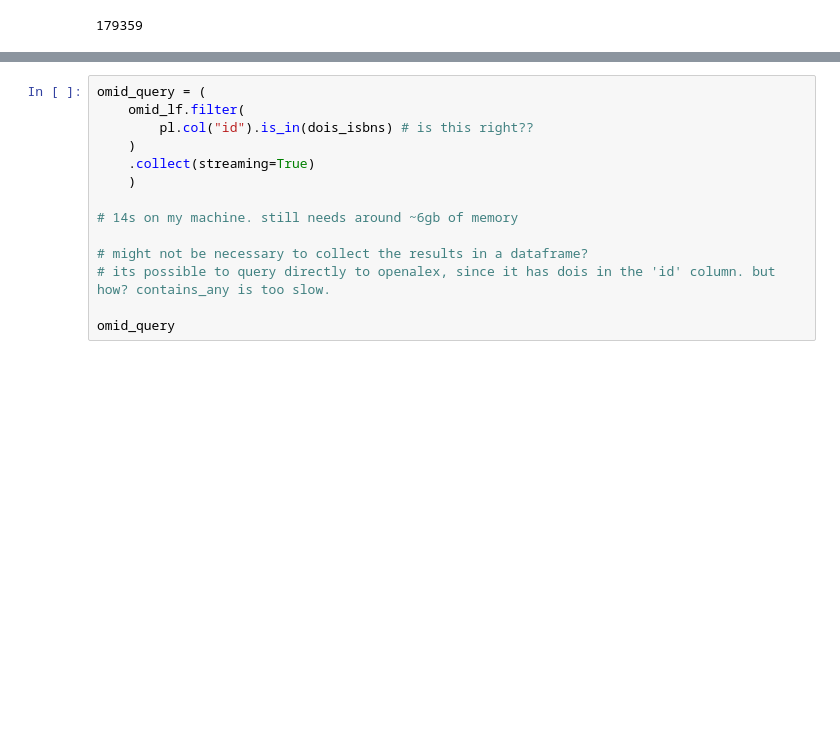
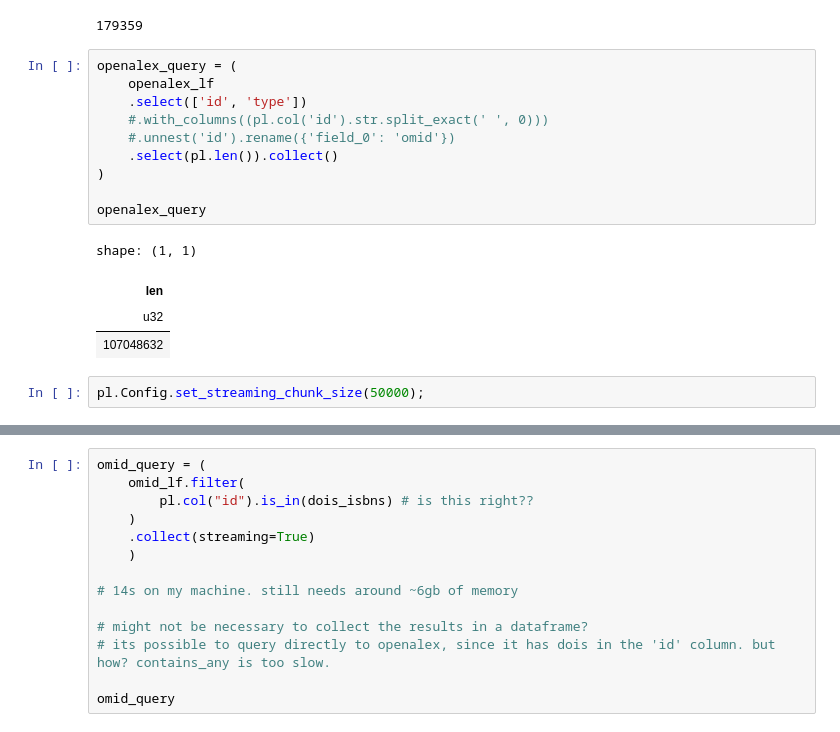
Before and after one commit to open-sci/2023-2024-atreides-code, a Jupyter notebook: leo.ipynb, the cells around one changed output, grey strips where cells are left out. Drawn from its saved outputs; the diff is of its cells as text; blank space fills up the shorter version.

```diff
--- a/leo.ipynb
+++ b/leo.ipynb
@@ -388,3 +402,20 @@ dois_isbns = filtered_dois + filtered_isbns
 len(dois_isbns)
 # %% [output]
 179359
+# %%
+openalex_query = (
+    openalex_lf
+    .select(['id', 'type'])
+    #.with_columns((pl.col('id').str.split_exact(' ', 0)))
+    #.unnest('id').rename({'field_0': 'omid'})
+    .select(pl.len()).collect()
+)
+
+openalex_query
+# %% [output]
+shape: (1, 1)
+| len |
+| u32 |
+| 107048632 |
+# %%
+pl.Config.set_streaming_chunk_size(50000);
```
Also changed, not shown: parts of 16 cells of this notebook, 1 other file.
